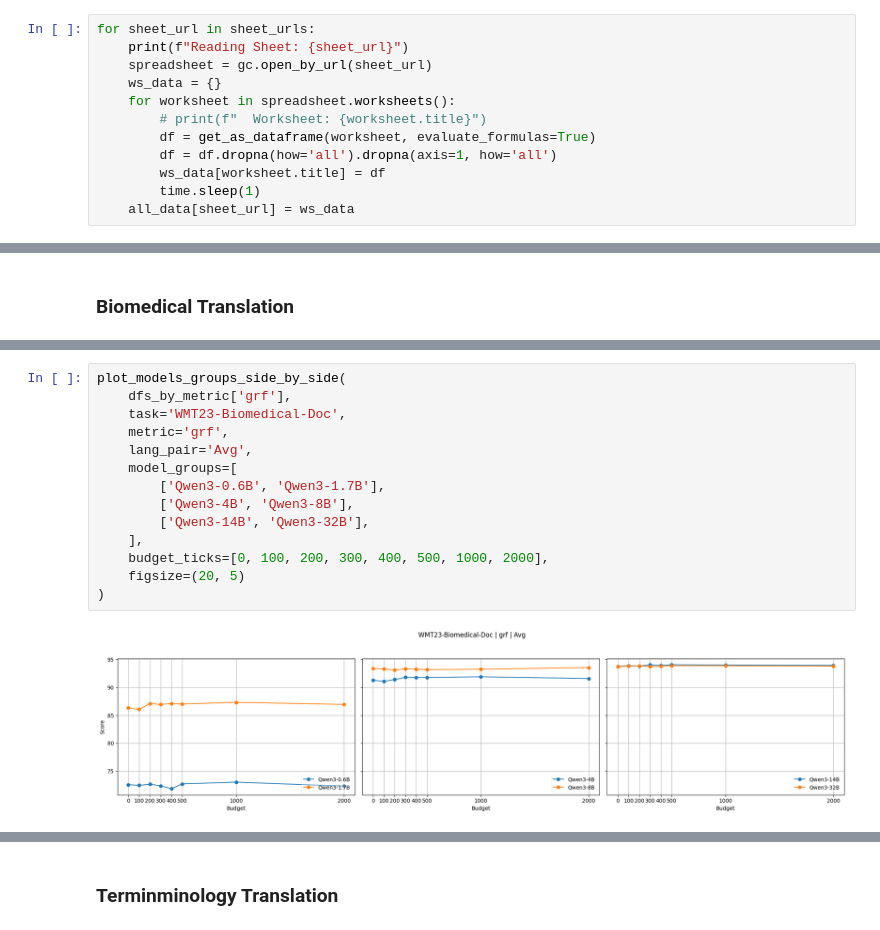
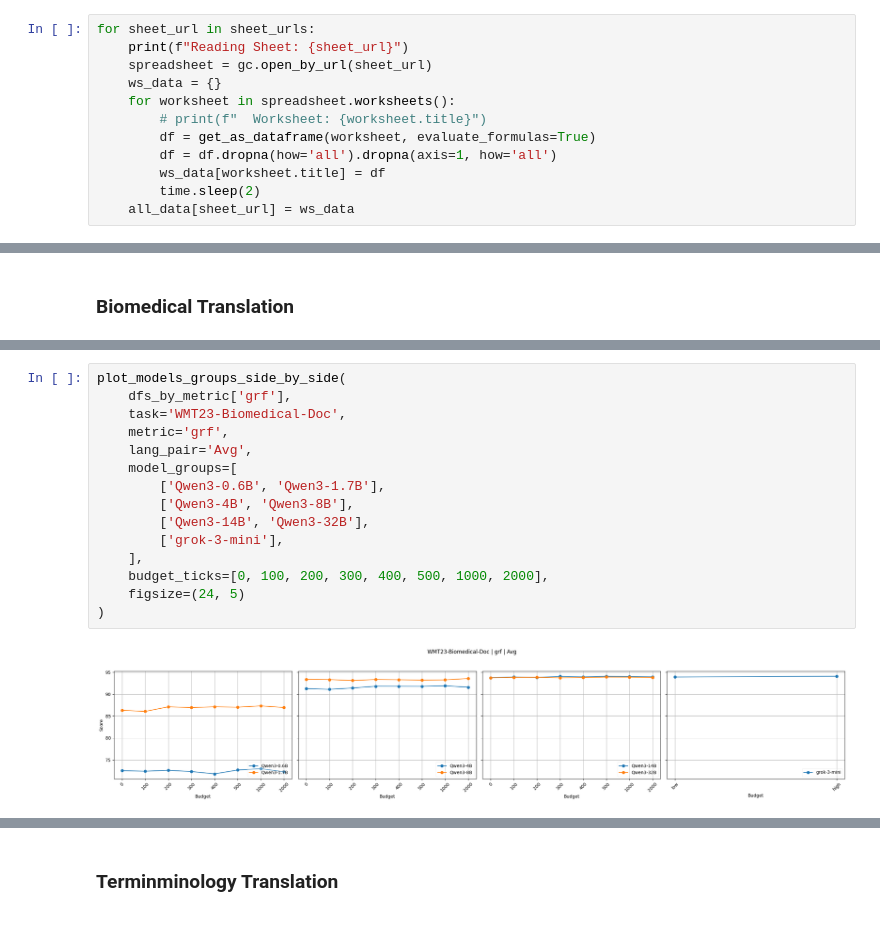
Before and after one commit to ZiHAO-LI-cmd/rm4mt, a Jupyter notebook: rm4mt_eval/analysis/analysis_grf.ipynb, the cells around one changed output, grey strips where cells are left out. Drawn from its saved outputs; the diff is of its cells as text.

```diff
--- a/rm4mt_eval/analysis/analysis_grf.ipynb
+++ b/rm4mt_eval/analysis/analysis_grf.ipynb
@@ -33,7 +33,7 @@ for sheet_url in sheet_urls:
         df = get_as_dataframe(worksheet, evaluate_formulas=True)
         df = df.dropna(how='all').dropna(axis=1, how='all')
         ws_data[worksheet.title] = df
-        time.sleep(1)
+        time.sleep(2)
     all_data[sheet_url] = ws_data
 # %% [output]
 Reading Sheet: https://docs.google.com/spreadsheets/d/1yhLFAwm-sFAG2cDxDBQ6C0smcM_f5uQxYuy_clvgueM/edit?usp=sharing
@@ -200,19 +256,20 @@ plot_models_groups_side_by_side(
 # %%
 plot_models_groups_side_by_side(
     dfs_by_metric['grf'],
     task='WMT23-Biomedical-Doc',
     metric='grf',
     lang_pair='Avg',
     model_groups=[
         ['Qwen3-0.6B', 'Qwen3-1.7B'],
         ['Qwen3-4B', 'Qwen3-8B'],
         ['Qwen3-14B', 'Qwen3-32B'],
+        ['grok-3-mini'],
     ],
     budget_ticks=[0, 100, 200, 300, 400, 500, 1000, 2000],
-    figsize=(20, 5)
+    figsize=(24, 5)
 )
 # %% [output]
-[figure, old version]
+[figure, new version]
 # %%
 plot_models_groups_side_by_side(
     dfs_by_metric['grf'],
```
Also changed, not shown: parts of 13 cells of this notebook, 6 other files.
